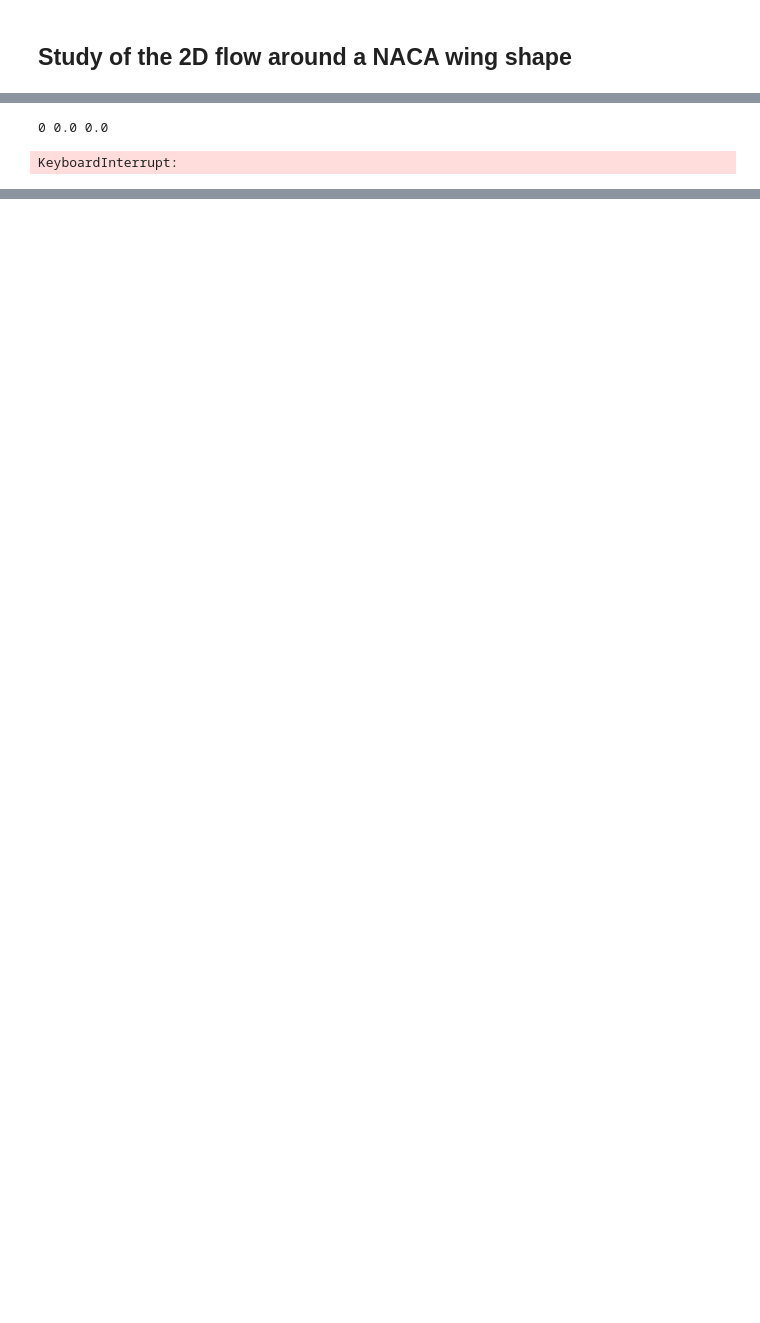
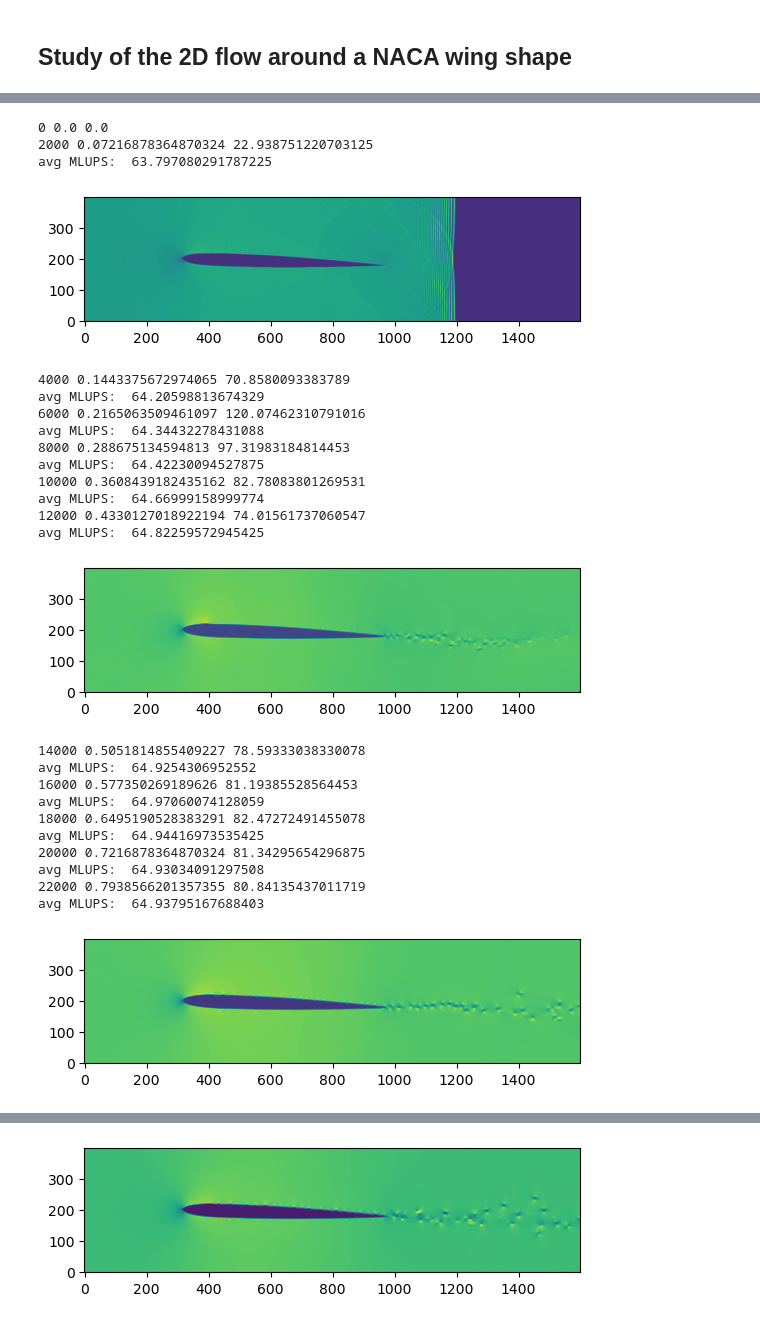
Before and after one commit to PhiSpel/lettuce, a Jupyter notebook: examples/wing_flow/wing_flow.ipynb, the cells around one changed output, grey strips where cells are left out. Saved outputs shown, nothing was run; the diff lists cells and outputs as text; code cells hidden in the pictures; blank space fills up the shorter version.

```diff
--- a/examples/wing_flow/wing_flow.ipynb
+++ b/examples/wing_flow/wing_flow.ipynb
@@ -220,0 +210,37 @@ steps     time     IncompressibleKineticEnergy
+# %%
+wing_dict = {
+    'NACA-63215-highAOA',
+    'NACA-63215-lowAOA',
+    'NACA-63215-noAOA',
+    'NACA-0012-lowAOA',
+    'NACA-0012-noAOA'
+}
+re_dict = {
+    1e3,
+    1e4,
+    1e5,
+    1e6,
+    1e7
+}
+res_dict = {
+    100,
+    200,
+    300,
+    400,
+    500,
+    600
+}
+# Re -> vchar -> nmax
+
+setup = {}
+# do comparison of resolution
+for ny in res_dict:
+    name = 'NACA-0012-lowAOA'
+    run_name = name+'_ny'+str(ny)
+    setup[run_name] = setup_simulation(name, run_name, tmax=wing_length/vchar*n_stream, re_number=Re, n_x=4*ny, n_y=ny)
+# do comparison of wings and reynolds numbers
+# for name in wing_dict:
+#     for Re in re_dict:
+#         vchar = Re*visc_kin/lchar
+#         run_name = name+'_Re'+"{:.2e}".format(Re)
+#         setup[run_name] = setup_simulation(name, run_name, tmax=wing_length/vchar*n_stream, re_number=Re)
@@ -221,9 +265,33 @@ steps     time     IncompressibleKineticEnergy
 # %%
-for name in ['NACA-63215-highAOA']:
+for run_name in setup:
     t = time()
-    [simulation, flow, Energy, nmax] = setup[name]
-    run_n_plot(simulation, flow, Energy, nmax)
-    print(name, " took ", time()-t, " s\n")
+    [sim, flo, Ener, n_max] = setup[run_name]
+    run_n_plot(sim, flo, Ener, n_max)
+    print(run_name, " took ", time()-t, " s\n")
 # %% [output]
 0 0.0 0.0
+2000 0.07216878364870324 22.938751220703125
+avg MLUPS:  63.797080291787225
+[figure, added]
-KeyboardInterrupt:
+4000 0.1443375672974065 70.8580093383789
+avg MLUPS:  64.20598813674329
+6000 0.2165063509461097 120.07462310791016
+avg MLUPS:  64.34432278431088
+8000 0.288675134594813 97.31983184814453
+avg MLUPS:  64.42230094527875
+10000 0.3608439182435162 82.78083801269531
+avg MLUPS:  64.66999158999774
+12000 0.4330127018922194 74.01561737060547
+avg MLUPS:  64.82259572945425
+[figure, added]
+14000 0.5051814855409227 78.59333038330078
+avg MLUPS:  64.9254306952552
+16000 0.577350269189626 81.19385528564453
+avg MLUPS:  64.97060074128059
+18000 0.6495190528383291 82.47272491455078
+avg MLUPS:  64.94416973535425
+20000 0.7216878364870324 81.34295654296875
+avg MLUPS:  64.93034091297508
+22000 0.7938566201357355 80.84135437011719
+avg MLUPS:  64.93795167688403
+[figure, added]
@@ -229,0 +308 @@ KeyboardInterrupt:
+[figure, added]
```
Also changed, not shown: parts of 8 cells of this notebook, 3 other files.
